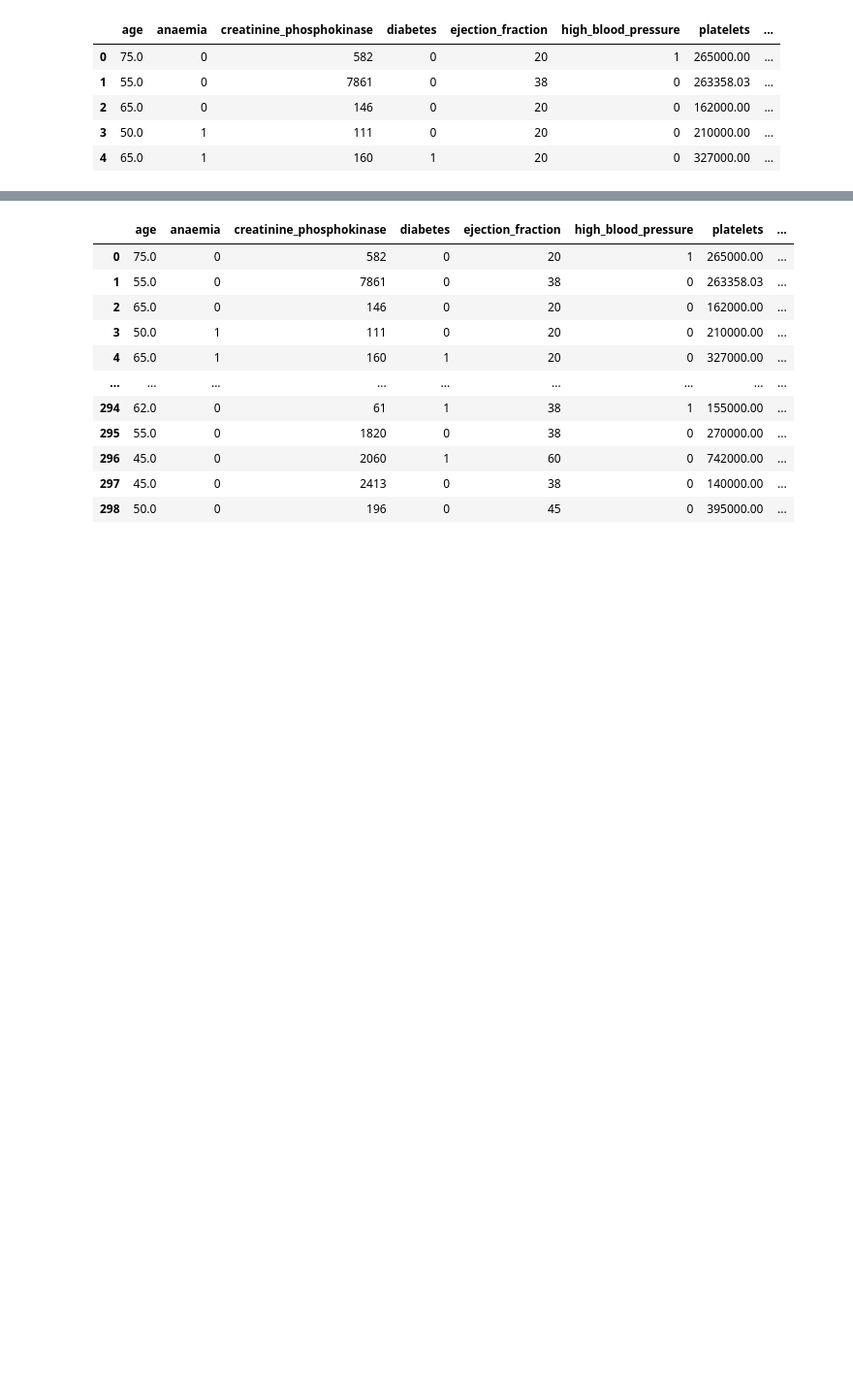
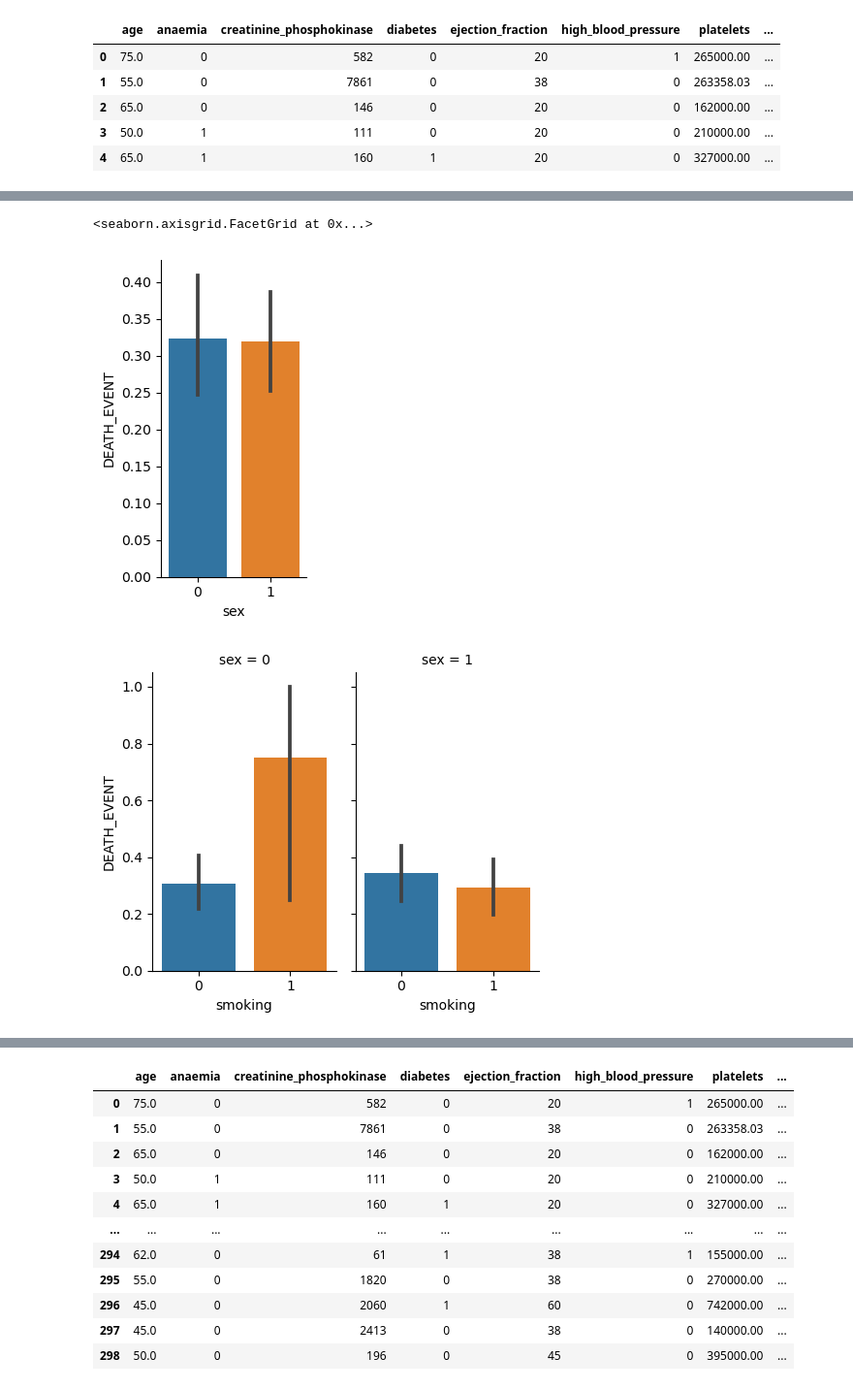
Before and after one commit to Yutong-Lu/Datathon-2, a Jupyter notebook: Yutong-Datathon#2.ipynb, the cells around one changed output, grey strips where cells are left out. Shown at 97% size. Drawn from its saved outputs; the diff is of its cells as text; code cells hidden in the pictures; blank space fills up the shorter version.

```diff
--- a/Yutong-Datathon#2.ipynb
+++ b/Yutong-Datathon#2.ipynb
@@ -343,0 +369,29 @@ df.head()
+# %%
+sns.catplot(
+    data=df, x="sex", y="DEATH_EVENT",
+    kind="bar", height=4, aspect=.6, ax=axs[0,0]
+)
+
+sns.catplot(
+    data=df, x="smoking", y="DEATH_EVENT", col="sex",
+    kind="bar", height=4, aspect=.6, ax=axs[0,0]
+)
+
+sns.catplot(
+    data=df, x="anaemia", y="DEATH_EVENT", col="sex",
+    kind="bar", height=4, aspect=.6, ax=axs[0,1]
+)
+
+sns.catplot(
+    data=df, x="diabetes", y="DEATH_EVENT", col="sex",
+    kind="bar", height=4, aspect=.6, ax=axs[1,0]
+)
+
+sns.catplot(
+    data=df, x="high_blood_pressure", y="DEATH_EVENT", col="sex",
+    kind="bar", height=4, aspect=.6, ax=axs[1,1]
+)
+# %% [output]
+<seaborn.axisgrid.FacetGrid at 0x...>
+[figure, added]
+[figure, added]
```
Also changed, not shown: parts of 13 cells of this notebook.
